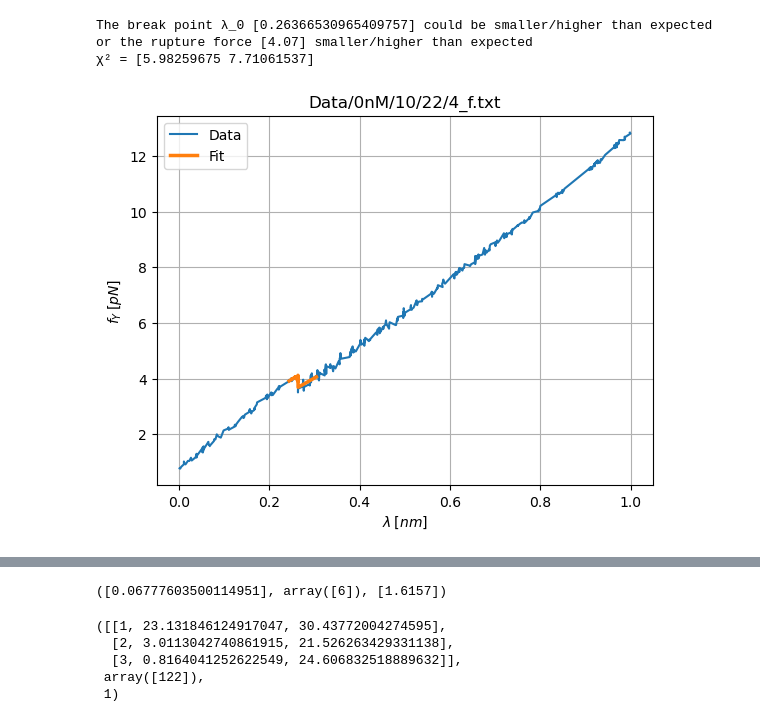
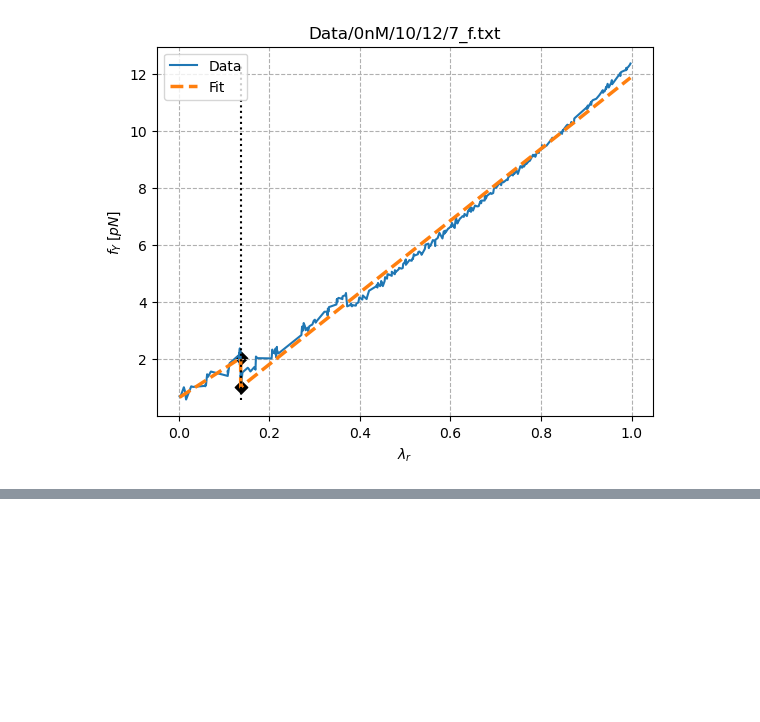
Before and after one commit to RiccardoTancredi/FluctuationTheorem, a Jupyter notebook: 0nM_f_max_10.ipynb, the cells around one changed output, grey strips where cells are left out. Saved outputs shown, nothing was run; the diff lists cells and outputs as text; code cells hidden in the pictures; blank space fills up the shorter version.

```diff
--- a/0nM_f_max_10.ipynb
+++ b/0nM_f_max_10.ipynb
@@ -164,9 +98,6 @@ reading.path
 # %%
-file = reading.readTxt(number=22, N=4, ty='f', forced_reshaped=0, graph=True) # 10 reshape works best
+file = reading.readTxt(number=12, N=7, ty='f', forced_reshaped=0, graph=True) # 10 reshape works best
 reading.params_df
 # %% [output]
-The break point λ_0 [0.26366530965409757] could be smaller/higher than expected
-or the rupture force [4.07] smaller/higher than expected
-χ² = [5.98259675 7.71061537]
-[figure, old version]
+[figure, new version]
 |  | f_rupture | f_rupture_next | x_ssDNA | N_nucleotides | t_0 | λ_0 | a_pre | b_pre | a_post | ... |
@@ -174,14 +105,2 @@ or the rupture force [4.07] smaller/higher than expected
-# %%
-reading.change_point(forced_reshaped=5)
-# %% [output]
-([0.06777603500114951], array([6]), [1.6157])
-# %%
-reading.best, reading.index, reading.choice(np.array(reading.best).flatten())
-# %% [output]
-([[1, 23.131846124917047, 30.43772004274595],
-  [2, 3.0113042740861915, 21.526263429331138],
-  [3, 0.8164041252622549, 24.606832518889632]],
- array([122]),
- 1)
 # %%
 force_Y_reshaped, λ_reshaped, time_reshaped = reading.reshape(20, 'mean')
```
Also changed, not shown: parts of 30 cells of this notebook, 12 other files.
